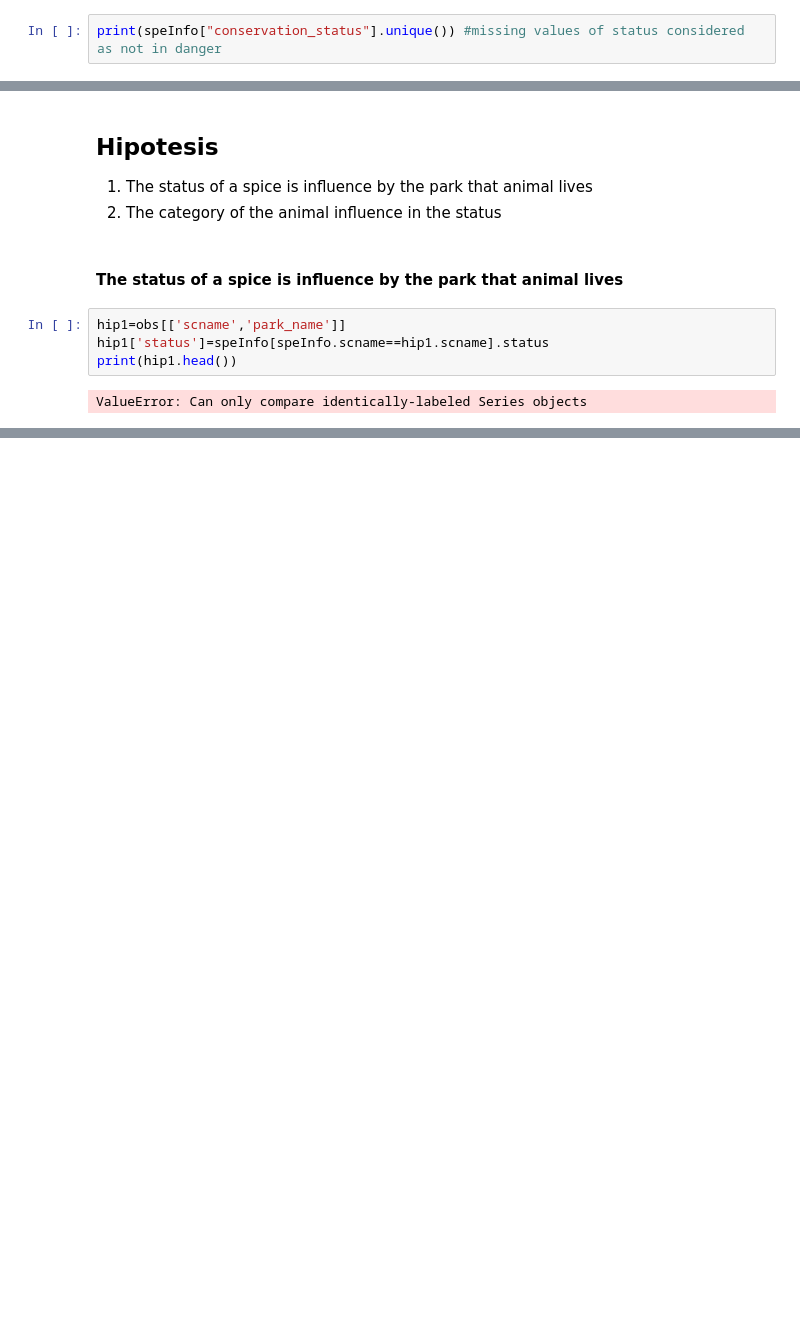
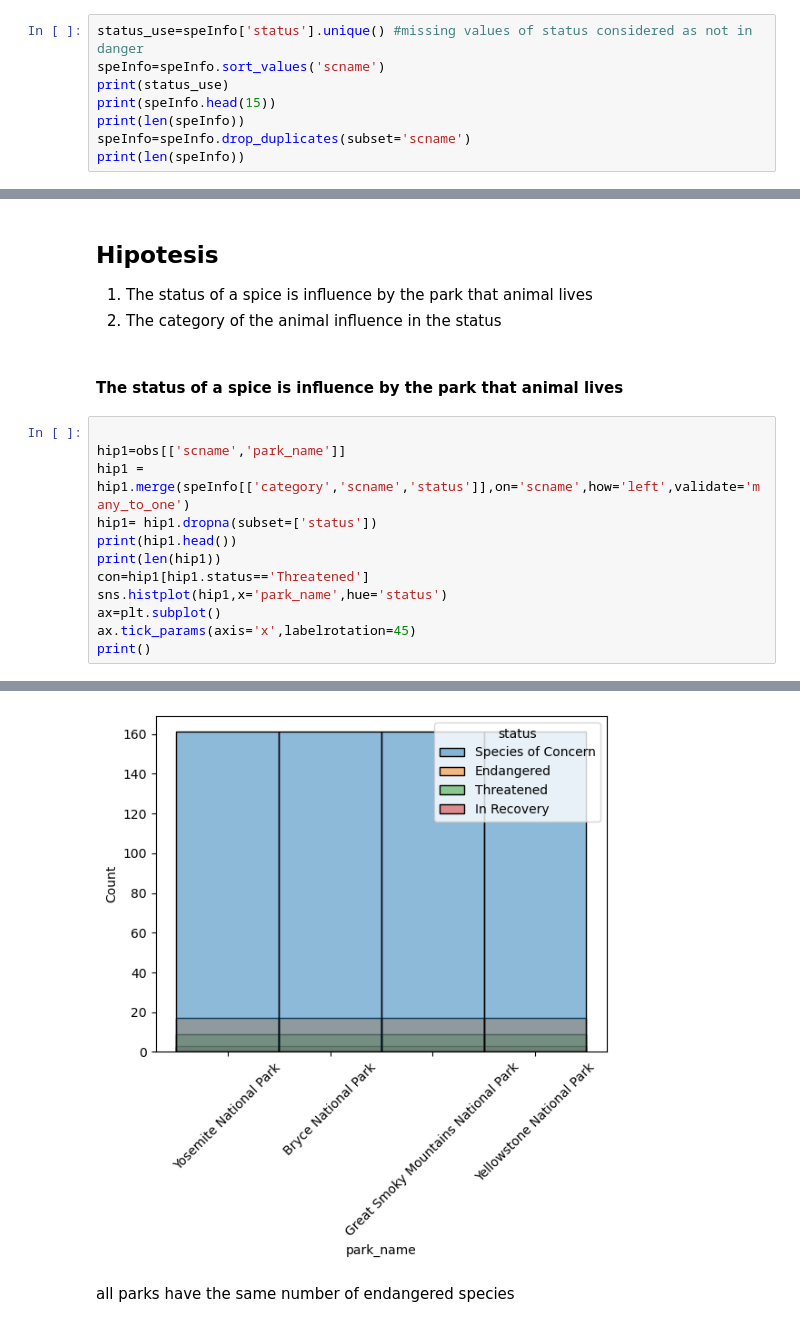
Before and after one commit to eliud5647/biodiversity_proyect, a Jupyter notebook: biodiversity.ipynb, the cells around one changed output, grey strips where cells are left out. Drawn from its saved outputs; the diff is of its cells as text; blank space fills up the shorter version.

```diff
--- a/biodiversity.ipynb
+++ b/biodiversity.ipynb
@@ -64,5 +65,11 @@ dtypes: object(4)
 memory usage: 182.1+ KB
 None
 # %%
-print(speInfo["conservation_status"].unique()) #missing values of status considered as not in danger
+status_use=speInfo['status'].unique() #missing values of status considered as not in danger
+speInfo=speInfo.sort_values('scname')
+print(status_use)
+print(speInfo.head(15))
+print(len(speInfo))
+speInfo=speInfo.drop_duplicates(subset='scname')
+print(len(speInfo))
 # %% [output]
@@ -73,9 +96,16 @@ print(speInfo["conservation_status"].unique()) #missing values of status conside
 2. The category of the animal influence in the status
 # %% [markdown]
 #### The status of a spice is influence by the park that animal lives
-# %%
-hip1=obs[['scname','park_name']]
-hip1['status']=speInfo[speInfo.scname==hip1.scname].status
-print(hip1.head())
-# %% [output]
-ValueError: Can only compare identically-labeled Series objects
+# %%
+
+hip1=obs[['scname','park_name']]
+hip1 = hip1.merge(speInfo[['category','scname','status']],on='scname',how='left',validate='many_to_one')
+hip1= hip1.dropna(subset=['status'])
+print(hip1.head())
+print(len(hip1))
+con=hip1[hip1.status=='Threatened']
+sns.histplot(hip1,x='park_name',hue='status')
+ax=plt.subplot()
+ax.tick_params(axis='x',labelrotation=45)
+print()
+# %% [output]
@@ -81,0 +126,3 @@ ValueError: Can only compare identically-labeled Series objects
+[figure, added]
+# %% [markdown]
+all parks have the same number of endangered species
```
Also changed, not shown: parts of 4 cells of this notebook.
